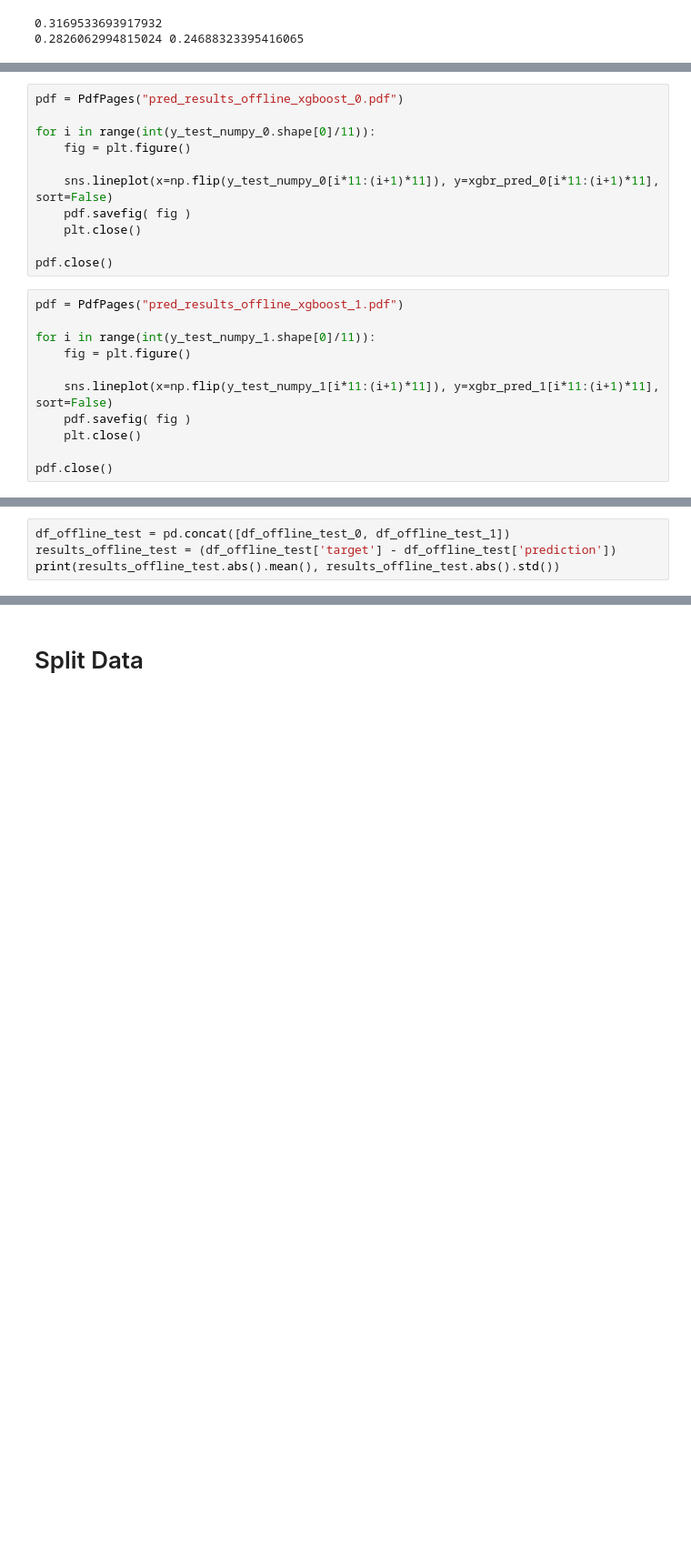
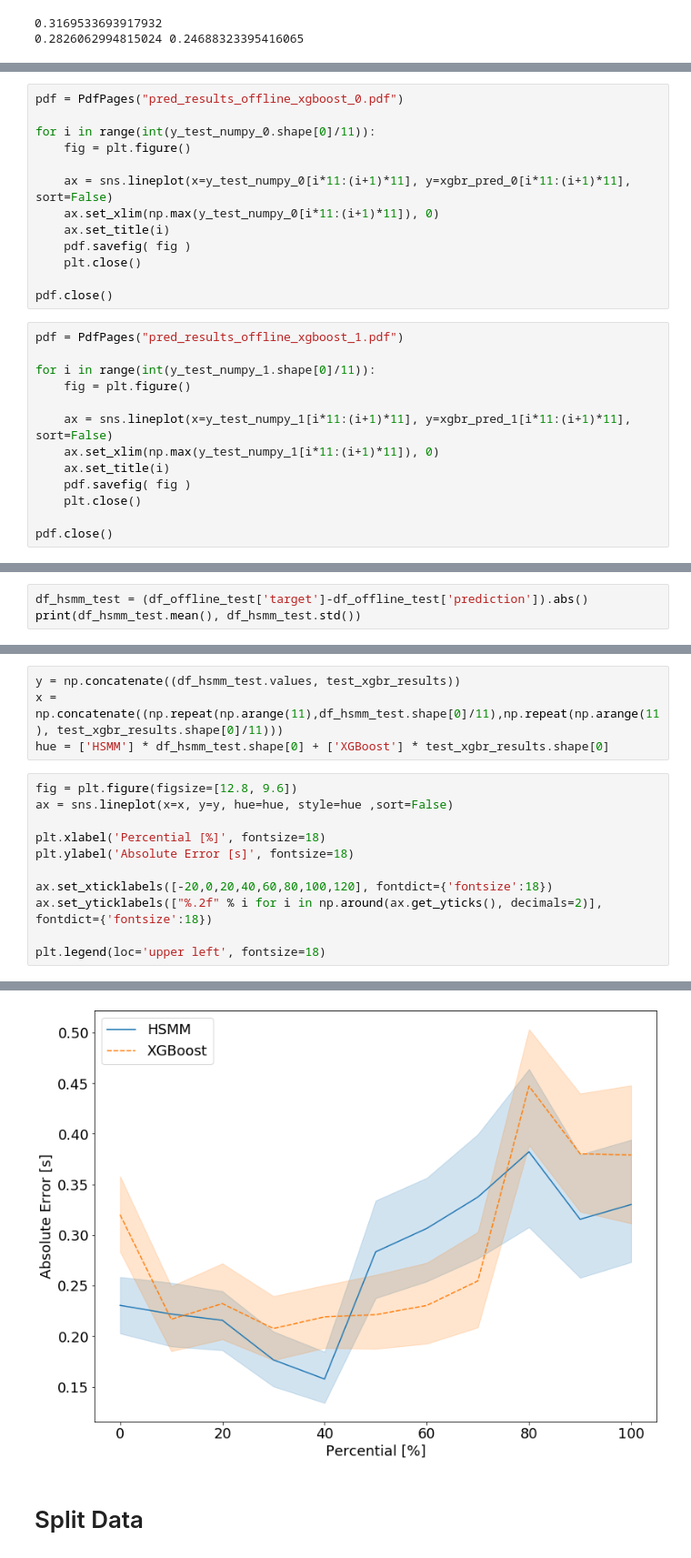
Before and after one commit to FeardaMeow/HSMM, a Jupyter notebook: Results.ipynb, the cells around one changed output, grey strips where cells are left out. Shown at 91% size. Drawn from its saved outputs; the diff is of its cells as text; blank space fills up the shorter version.

Commit message:
Results

```diff
--- a/Results.ipynb
+++ b/Results.ipynb
@@ -835,7 +827,9 @@ pdf = PdfPages("pred_results_offline_xgboost_0.pdf")
 for i in range(int(y_test_numpy_0.shape[0]/11)):
     fig = plt.figure()
 
-    sns.lineplot(x=np.flip(y_test_numpy_0[i*11:(i+1)*11]), y=xgbr_pred_0[i*11:(i+1)*11], sort=False)
+    ax = sns.lineplot(x=y_test_numpy_0[i*11:(i+1)*11], y=xgbr_pred_0[i*11:(i+1)*11], sort=False)
+    ax.set_xlim(np.max(y_test_numpy_0[i*11:(i+1)*11]), 0)
+    ax.set_title(i)
     pdf.savefig( fig )
     plt.close()
 
@@ -846,7 +840,9 @@ pdf = PdfPages("pred_results_offline_xgboost_1.pdf")
 for i in range(int(y_test_numpy_1.shape[0]/11)):
     fig = plt.figure()
 
-    sns.lineplot(x=np.flip(y_test_numpy_1[i*11:(i+1)*11]), y=xgbr_pred_1[i*11:(i+1)*11], sort=False)
+    ax = sns.lineplot(x=y_test_numpy_1[i*11:(i+1)*11], y=xgbr_pred_1[i*11:(i+1)*11], sort=False)
+    ax.set_xlim(np.max(y_test_numpy_1[i*11:(i+1)*11]), 0)
+    ax.set_title(i)
     pdf.savefig( fig )
     plt.close()
 
@@ -854,5 +852,4 @@ pdf.close()
 # %%
-df_offline_test = pd.concat([df_offline_test_0, df_offline_test_1])
-results_offline_test = (df_offline_test['target'] - df_offline_test['prediction'])
-print(results_offline_test.abs().mean(), results_offline_test.abs().std())
+df_hsmm_test = (df_offline_test['target']-df_offline_test['prediction']).abs()
+print(df_hsmm_test.mean(), df_hsmm_test.std())
 # %% [output]
@@ -859,0 +859,16 @@ print(results_offline_test.abs().mean(), results_offline_test.abs().std())
+# %%
+y = np.concatenate((df_hsmm_test.values, test_xgbr_results))
+x = np.concatenate((np.repeat(np.arange(11),df_hsmm_test.shape[0]/11),np.repeat(np.arange(11), test_xgbr_results.shape[0]/11)))
+hue = ['HSMM'] * df_hsmm_test.shape[0] + ['XGBoost'] * test_xgbr_results.shape[0]
+# %%
+fig = plt.figure(figsize=[12.8, 9.6])
+ax = sns.lineplot(x=x, y=y, hue=hue, style=hue ,sort=False)
+
+plt.xlabel('Percential [%]', fontsize=18)
+plt.ylabel('Absolute Error [s]', fontsize=18)
+
+ax.set_xticklabels([-20,0,20,40,60,80,100,120], fontdict={'fontsize':18})
+ax.set_yticklabels(["%.2f" % i for i in np.around(ax.get_yticks(), decimals=2)], fontdict={'fontsize':18})
+
+plt.legend(loc='upper left', fontsize=18)
+# %% [output]
@@ -860,3 +876,4 @@ print(results_offline_test.abs().mean(), results_offline_test.abs().std())
+[figure, added]
 # %% [markdown]
 # Split Data
 # %%
```
Also changed, not shown: parts of 27 cells of this notebook.
